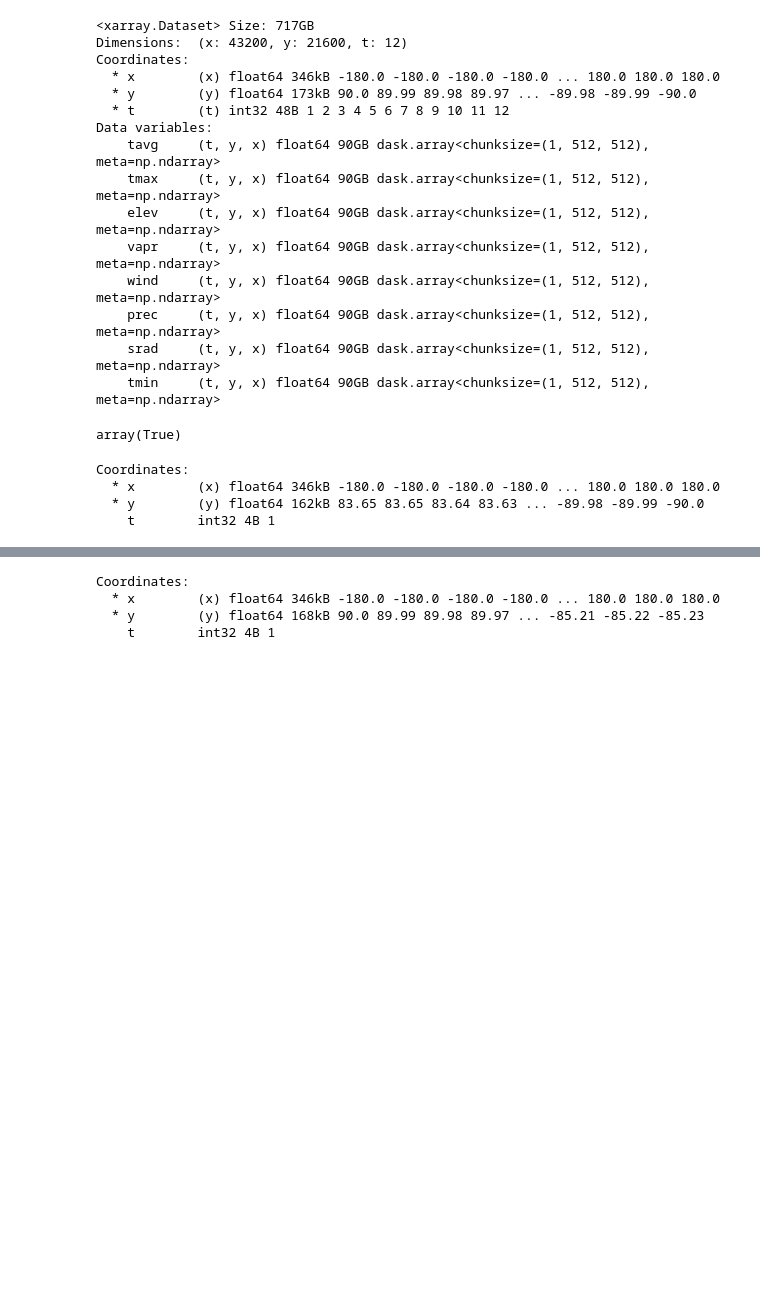
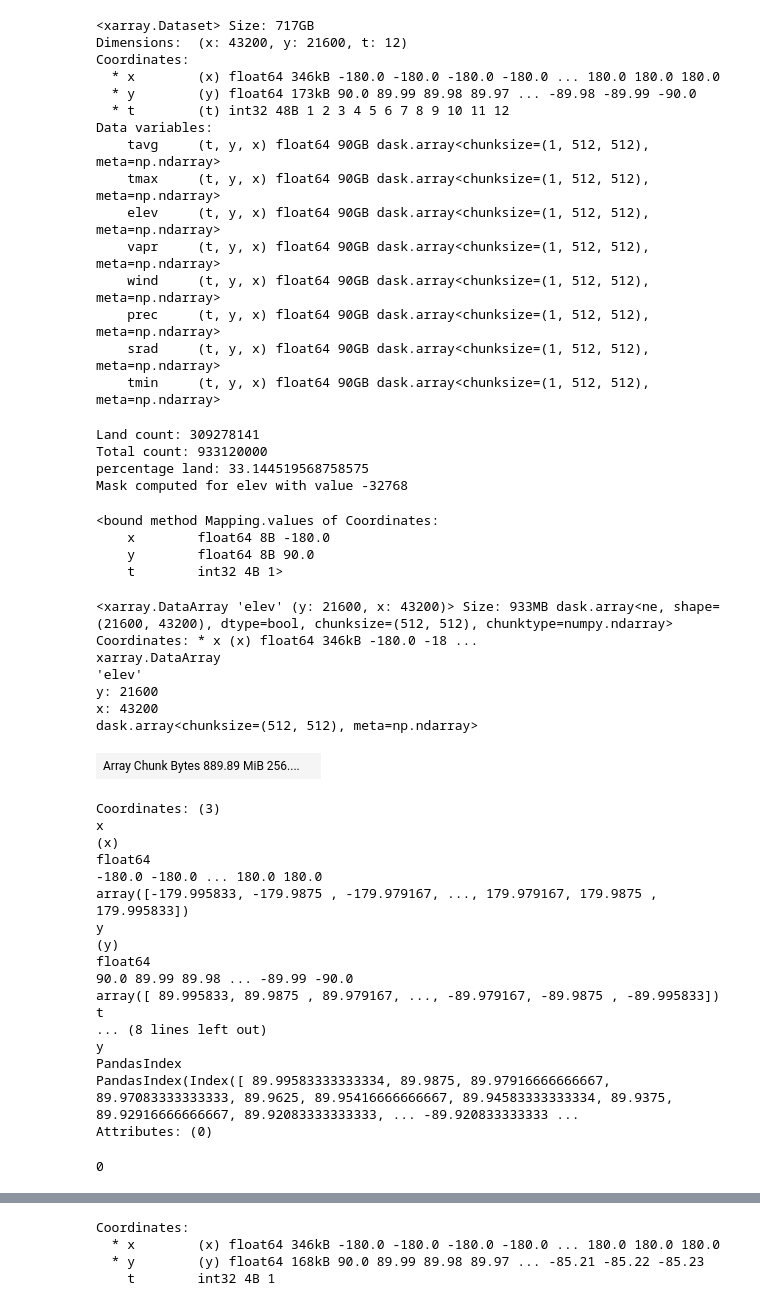
Before and after one commit to mickyals/worldclim_inr, a Jupyter notebook: notebooks/data_scripts.ipynb, the cells around one changed output, grey strips where cells are left out. Saved outputs shown, nothing was run; the diff lists cells and outputs as text; code cells hidden in the pictures; blank space fills up the shorter version.

```diff
--- a/notebooks/data_scripts.ipynb
+++ b/notebooks/data_scripts.ipynb
@@ -105,11 +108,62 @@ def _land_compute_mask(dataset: xarray.Dataset, land_mask_value: float = -32768,
     # create mask: True where the data is not equal to the mask_value
     land_mask = dataset[land_mask_variable].isel(t=0) != land_mask_value
 
+    land_count = land_mask.values.sum()
+    total_count = land_mask.values.size
+    print(f"Land count: {land_count}")
+    print(f"Total count: {total_count}")
+    print(f"percentage land: {land_count / total_count * 100}")
+    LOGGER.info(f"Land count: {land_count}")
+    LOGGER.info(f"Total count: {total_count}")
+    del land_count
+    del total_count
+
     LOGGER.info(f"Mask computed for {land_mask_variable} with value {land_mask_value}")
+    print(f"Mask computed for {land_mask_variable} with value {land_mask_value}")
     return land_mask
 # %%
 mask = _land_compute_mask(ds)
-mask.sel(x=-91.25, y=-0.8, method='nearest').values
 # %% [output]
-array(True)
+Land count: 309278141
+Total count: 933120000
+percentage land: 33.144519568758575
+Mask computed for elev with value -32768
+# %%
+mask.isel(x=0, y=0).coords.values
+# %% [output]
+<bound method Mapping.values of Coordinates:
+    x        float64 8B -180.0
+    y        float64 8B 90.0
+    t        int32 4B 1>
+# %%
+mask
+# %% [output]
+<xarray.DataArray 'elev' (y: 21600, x: 43200)> Size: 933MB dask.array<ne, shape=(21600, 43200), dtype=bool, chunksize=(512, 512), chunktype=numpy.ndarray> Coordinates: * x (x) float64 346kB -180.0 -18 ...
+xarray.DataArray
+'elev'
+y: 21600
+x: 43200
+dask.array<chunksize=(512, 512), meta=np.ndarray>
+| Array Chunk Bytes 889.89 MiB 256.... |  |
+Coordinates: (3)
+x
+(x)
+float64
+-180.0 -180.0 ... 180.0 180.0
+array([-179.995833, -179.9875 , -179.979167, ..., 179.979167, 179.9875 , 179.995833])
+y
+(y)
+float64
+90.0 89.99 89.98 ... -89.99 -90.0
+array([ 89.995833, 89.9875 , 89.979167, ..., -89.979167, -89.9875 , -89.995833])
+t
+... (8 lines left out)
+y
+PandasIndex
+PandasIndex(Index([ 89.99583333333334, 89.9875, 89.97916666666667, 89.97083333333333, 89.9625, 89.95416666666667, 89.94583333333334, 89.9375, 89.92916666666667, 89.92083333333333, ... -89.920833333333 ...
+Attributes: (0)
+# %%
+34556//42300
+# %% [output]
+0
 # %%
@@ -138,8 +194,0 @@ def _split_land_ocean_coords(dataset: xarray.Dataset, land_mask: xarray.DataArra
-# %%
-land_ds, ocean_ds = _split_land_ocean_coords(ds, mask)
-land_ds
-# %% [output]
-Coordinates:
-  * x        (x) float64 346kB -180.0 -180.0 -180.0 -180.0 ... 180.0 180.0 180.0
-  * y        (y) float64 162kB 83.65 83.65 83.64 83.63 ... -89.98 -89.99 -90.0
-    t        int32 4B 1
```
Also changed, not shown: parts of 8 cells of this notebook, 1 other file.
